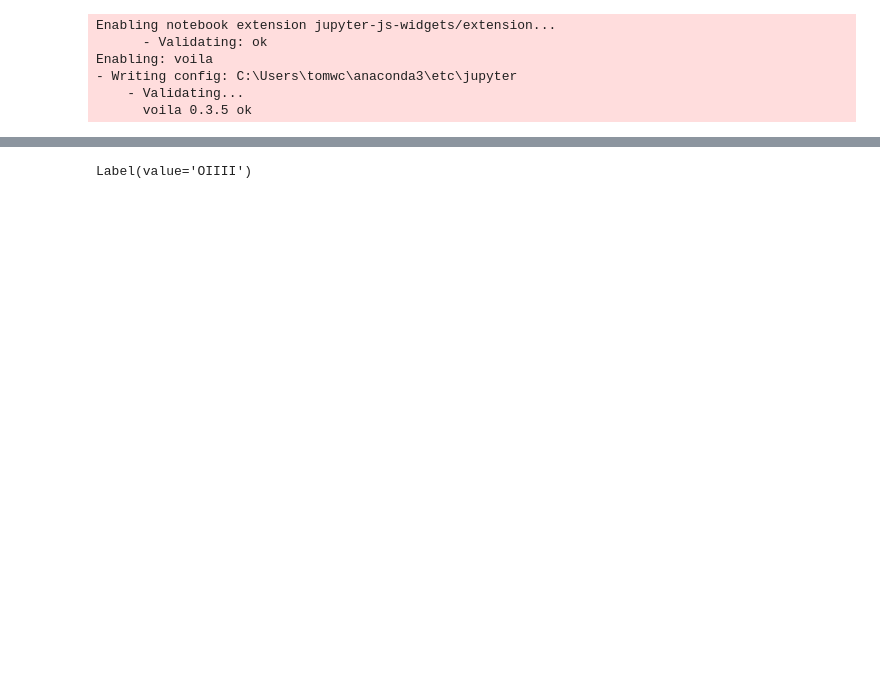
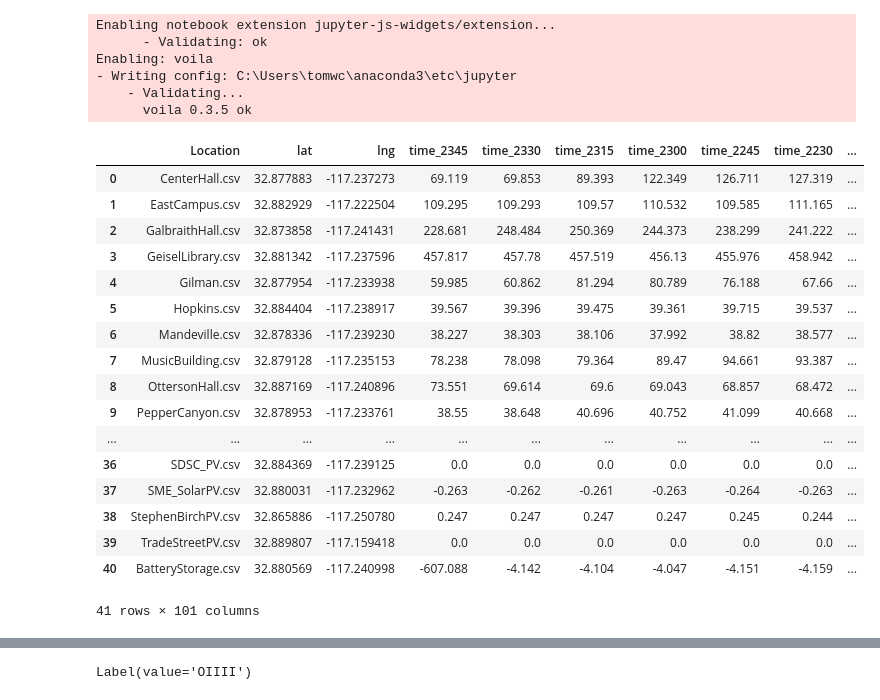
Before and after one commit to TCyclone/COSC3000, a Jupyter notebook: COSC.ipynb, the cells around one changed output, grey strips where cells are left out. Cells and saved outputs as stored; diff of their text form; code cells hidden in the pictures; blank space fills up the shorter version.

```diff
--- a/COSC.ipynb
+++ b/COSC.ipynb
@@ -43,7 +43,7 @@ dfLocation = pd.read_csv(BUILDING_LOCATION_DATA)
 
 # f.close()
 # print(os.listdir(BUILDING_LOAD_DATA))
-files = ['BioEngineeringPV.csv', 'BSB_BuildingPV.csv', 'BSB_LibraryPV.csv', 'CenterHall.csv', 'CSC_BuildingPV.csv', 'CUP_PV.csv', 'EastCampus.csv', 'EBU2_A_PV.csv', 'EBU2_B_PV.csv', 'ElectricShopPV.csv', 'GalbraithHall.csv', 'GarageFleetsPV.csv', 'GeiselLibrary.csv', 'Gilman.csv', 'GilmanParkingPV.csv', 'Hopkins.csv', 'HopkinsParkingPV.csv', 'KeelingA_PV.csv', 'KeelingB_PV.csv', 'KyoceraSkylinePV.csv', 'LeichtagPV.csv', 'Mandeville.csv', 'MayerHallPV.csv', 'MESOM_PV.csv', 'MusicBuilding.csv', 'OslerParkingPV.csv', 'OttersonHall.csv', 'PepperCanyon.csv', 'PoliceDepartment.csv', 'PowellPV.csv', 'PriceCenterA_PV.csv', 'PriceCenterB_PV.csv', 'Processed.csv', 'ProcessedData.csv', 'RadyHall.csv', 'RobinsonHall.csv', 'SDSC_PV.csv', 'SME_SolarPV.csv', 'SocialScience.csv', 'StephenBirchPV.csv', 'StudentServices.csv', 'TradeStreetPV.csv']
+files = ['BioEngineeringPV.csv', 'BSB_BuildingPV.csv', 'BSB_LibraryPV.csv', 'CenterHall.csv', 'CSC_BuildingPV.csv', 'CUP_PV.csv', 'EastCampus.csv', 'EBU2_A_PV.csv', 'EBU2_B_PV.csv', 'ElectricShopPV.csv', 'GalbraithHall.csv', 'GarageFleetsPV.csv', 'GeiselLibrary.csv', 'Gilman.csv', 'GilmanParkingPV.csv', 'Hopkins.csv', 'HopkinsParkingPV.csv', 'KeelingA_PV.csv', 'KeelingB_PV.csv', 'KyoceraSkylinePV.csv', 'LeichtagPV.csv', 'Mandeville.csv', 'MayerHallPV.csv', 'MESOM_PV.csv', 'MusicBuilding.csv', 'OslerParkingPV.csv', 'OttersonHall.csv', 'PepperCanyon.csv', 'PoliceDepartment.csv', 'PowellPV.csv', 'PriceCenterA_PV.csv', 'PriceCenterB_PV.csv', 'Processed.csv', 'ProcessedData.csv', 'RadyHall.csv', 'RobinsonHall.csv', 'SDSC_PV.csv', 'SME_SolarPV.csv', 'SocialScience.csv', 'StephenBirchPV.csv', 'StudentServices.csv', 'TradeStreetPV.csv', 'BatteryStorage.csv']
 for filename in files:#os.listdir(BUILDING_LOAD_DATA):
 #     with open(os.path.join(BUILDING_LOAD_DATA, filename), 'r') as f:
     power = []
@@ -78,7 +78,7 @@ dfLocation["coloursG"] = coloursG
 # dfLocation["coloursB"] = coloursB
 
 
-# display(dfLocation)
+display(dfLocation)
 
 
 import ipywidgets as widgets
@@ -117,36 +117,54 @@ view = pdk.ViewState(latitude=32.87788317, longitude=-117.2372732, bearing=45, p
 
 view.pitch = 75
 view.bearing = 60
 
 column_layer = pdk.Layer(
     "ColumnLayer",
     data=dfLocation,
     get_position=["lng", "lat"],
-    get_elevation="time_1900",
+    get_elevation="time_1300",
     elevation_scale=1,
     radius=20,
     get_fill_color=["coloursR", "coloursG", "0", 200],
     pickable=True,
     auto_highlight=True,
 )
 
 tooltip = {
-    "html": "<b>{Location}</b>, load/generation at time : <b>{time_2345}</b> ",
+    "html": "<b>{Location}</b>, load/generation at 1:00 PM : <b>{time_2345} MW</b> ",
     "style": {"background": "grey", "color": "white", "font-family": '"Helvetica Neue", Arial', "z-index": "10000"},
 }
 
 r = pdk.Deck(
     column_layer,
     initial_view_state=view,
     tooltip=tooltip,
     map_provider="mapbox",
     map_style=pdk.map_styles.SATELLITE,
 )
 
 # r.show()
 r.to_html("column_layer.html")
 # %% [output]
+|  | Location | lat | lng | time_2345 | time_2330 | time_2315 | time_2300 | time_2245 | time_2230 | ... |
+| 0 | CenterHall.csv | 32.877883 | -117.237273 | 69.119 | 69.853 | 89.393 | 122.349 | 126.711 | 127.319 | ... |
+| 1 | EastCampus.csv | 32.882929 | -117.222504 | 109.295 | 109.293 | 109.57 | 110.532 | 109.585 | 111.165 | ... |
+| 2 | GalbraithHall.csv | 32.873858 | -117.241431 | 228.681 | 248.484 | 250.369 | 244.373 | 238.299 | 241.222 | ... |
+| 3 | GeiselLibrary.csv | 32.881342 | -117.237596 | 457.817 | 457.78 | 457.519 | 456.13 | 455.976 | 458.942 | ... |
+| 4 | Gilman.csv | 32.877954 | -117.233938 | 59.985 | 60.862 | 81.294 | 80.789 | 76.188 | 67.66 | ... |
+| 5 | Hopkins.csv | 32.884404 | -117.238917 | 39.567 | 39.396 | 39.475 | 39.361 | 39.715 | 39.537 | ... |
+| 6 | Mandeville.csv | 32.878336 | -117.239230 | 38.227 | 38.303 | 38.106 | 37.992 | 38.82 | 38.577 | ... |
+| 7 | MusicBuilding.csv | 32.879128 | -117.235153 | 78.238 | 78.098 | 79.364 | 89.47 | 94.661 | 93.387 | ... |
+| 8 | OttersonHall.csv | 32.887169 | -117.240896 | 73.551 | 69.614 | 69.6 | 69.043 | 68.857 | 68.472 | ... |
+| 9 | PepperCanyon.csv | 32.878953 | -117.233761 | 38.55 | 38.648 | 40.696 | 40.752 | 41.099 | 40.668 | ... |
+| ... | ... | ... | ... | ... | ... | ... | ... | ... | ... | ... |
+| 36 | SDSC_PV.csv | 32.884369 | -117.239125 | 0.0 | 0.0 | 0.0 | 0.0 | 0.0 | 0.0 | ... |
+| 37 | SME_SolarPV.csv | 32.880031 | -117.232962 | -0.263 | -0.262 | -0.261 | -0.263 | -0.264 | -0.263 | ... |
+| 38 | StephenBirchPV.csv | 32.865886 | -117.250780 | 0.247 | 0.247 | 0.247 | 0.247 | 0.245 | 0.244 | ... |
+| 39 | TradeStreetPV.csv | 32.889807 | -117.159418 | 0.0 | 0.0 | 0.0 | 0.0 | 0.0 | 0.0 | ... |
+| 40 | BatteryStorage.csv | 32.880569 | -117.240998 | -607.088 | -4.142 | -4.104 | -4.047 | -4.151 | -4.159 | ... |
+41 rows × 101 columns
 [interactive output not drawn]
-Label(value='OIIII')
+Label(value='OIIII')
 [interactive output not drawn]
 # %%
```
Also changed, not shown: parts of 3 cells of this notebook, 3 other files.
